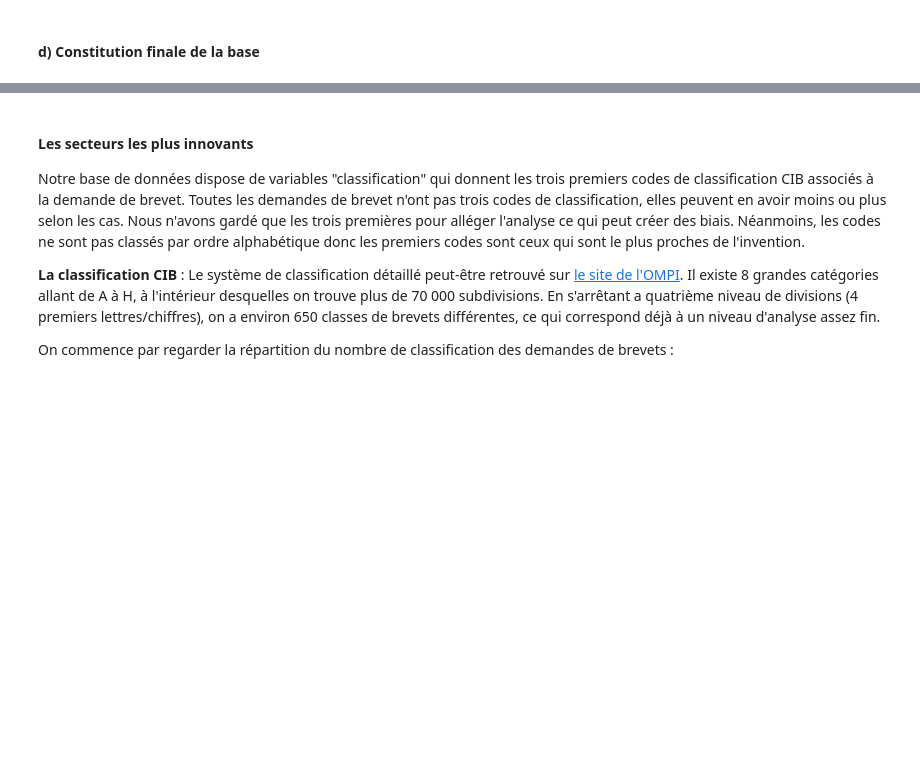
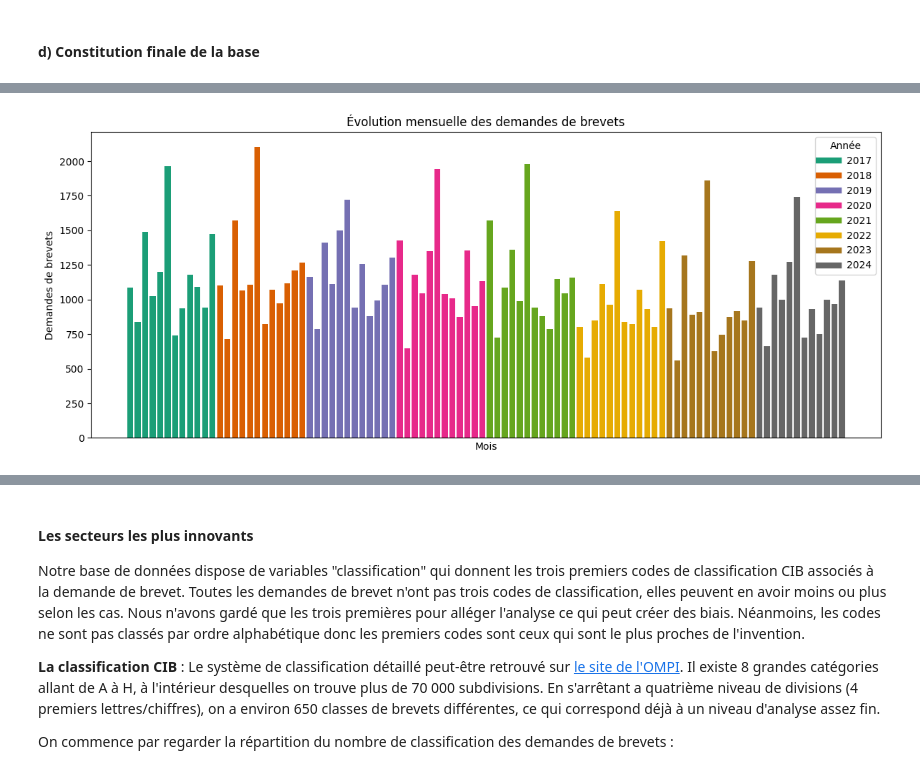
Before and after one commit to IrisLaf/Depots-de-brevets-et-marches-financiers, a Jupyter notebook: Main.ipynb, the cells around one changed output, grey strips where cells are left out. Drawn from its saved outputs; the diff is of its cells as text; code cells hidden in the pictures; blank space fills up the shorter version.

```diff
--- a/Main.ipynb
+++ b/Main.ipynb
@@ -530,3 +599,5 @@ data_brevets_clean3.loc[mask]
+# %%
+data_brevets_clean3 = data_brevets_clean3[data_brevets_clean3["publication_date"] >= "2017-01-01"]
 # %% [markdown]
 <a id='base_brevets'></a>
 #### d) Constitution finale de la base
@@ -588,5 +659,5 @@ Pour le moment, nous conservons donc les variables suivantes :
 # %%
-data_brevets_light = data_brevets_finale.drop(columns=data_brevets_finale.filter(regex="^(applicant|inventor|agent|owner)").columns)
+data_brevets_light = data_brevets_finale.drop(columns=data_brevets_finale.filter(regex="^(applicant|inventor)").columns)
 
 data_brevets_light.head(5)
 # %% [output]
@@ -606,0 +750,46 @@ data_brevets_light.head(5)
+# %%
+# Extraire le mois
+evolution_brevets["year_month"] = evolution_brevets["publication_date"].dt.to_period("M")
+
+brevets_mensuels = (
+    evolution_brevets
+    .groupby("year_month")["nb_brevets"]
+    .sum()
+    .reset_index()
+)
+
+# Liste des années
+brevets_mensuels["year"] = brevets_mensuels["year_month"].dt.year
+years = brevets_mensuels["year"].unique()
+# %%
+# Figure
+
+cmap = plt.cm.Dark2
+color_map = {year: cmap(i) for i, year in enumerate(years)} # Palette de couleurs
+
+colors = brevets_mensuels["year"].map(color_map)
+plt.figure(figsize=(12, 5))
+
+plt.bar(
+    brevets_mensuels["year_month"].astype(str),
+    brevets_mensuels["nb_brevets"],
+    color=colors
+)
+
+plt.title("Évolution mensuelle des demandes de brevets")
+plt.xlabel("Mois")
+plt.ylabel("Demandes de brevets")
+
+plt.xticks([])
+
+handles = [
+    plt.Line2D([0], [0], color=color_map[year], lw=6)
+    for year in years
+]
+
+plt.legend(handles, years, title="Année")
+
+plt.tight_layout()
+plt.show()
+# %% [output]
+[figure, added]
```
Also changed, not shown: parts of 32 cells of this notebook.
